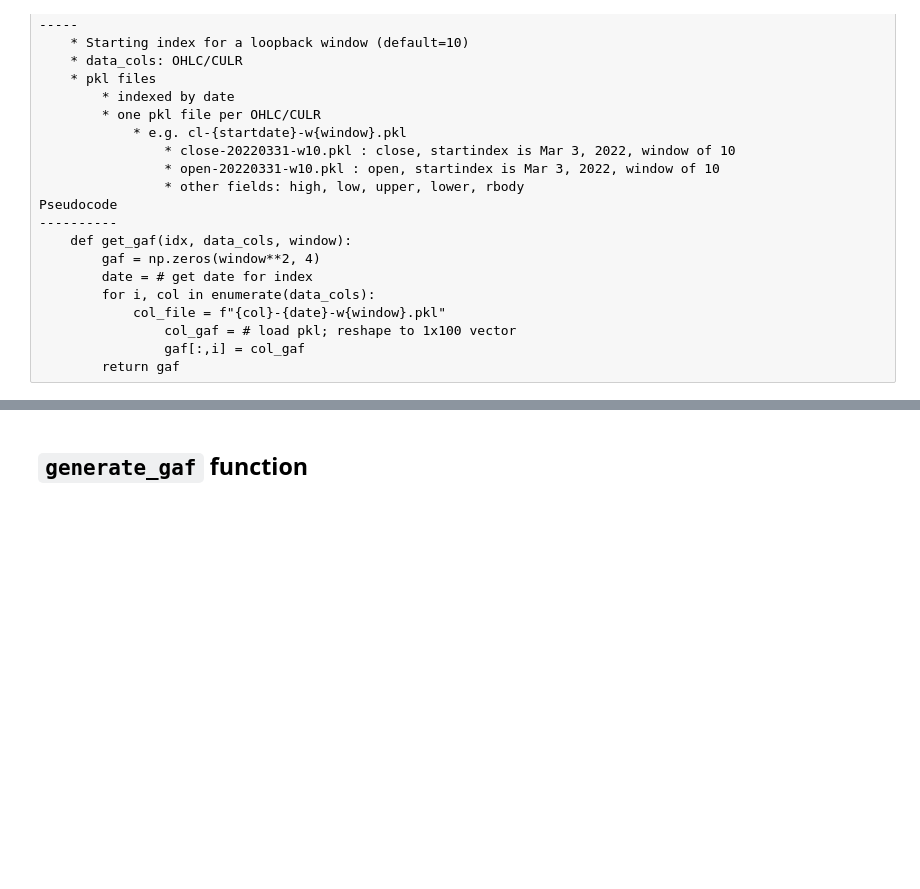
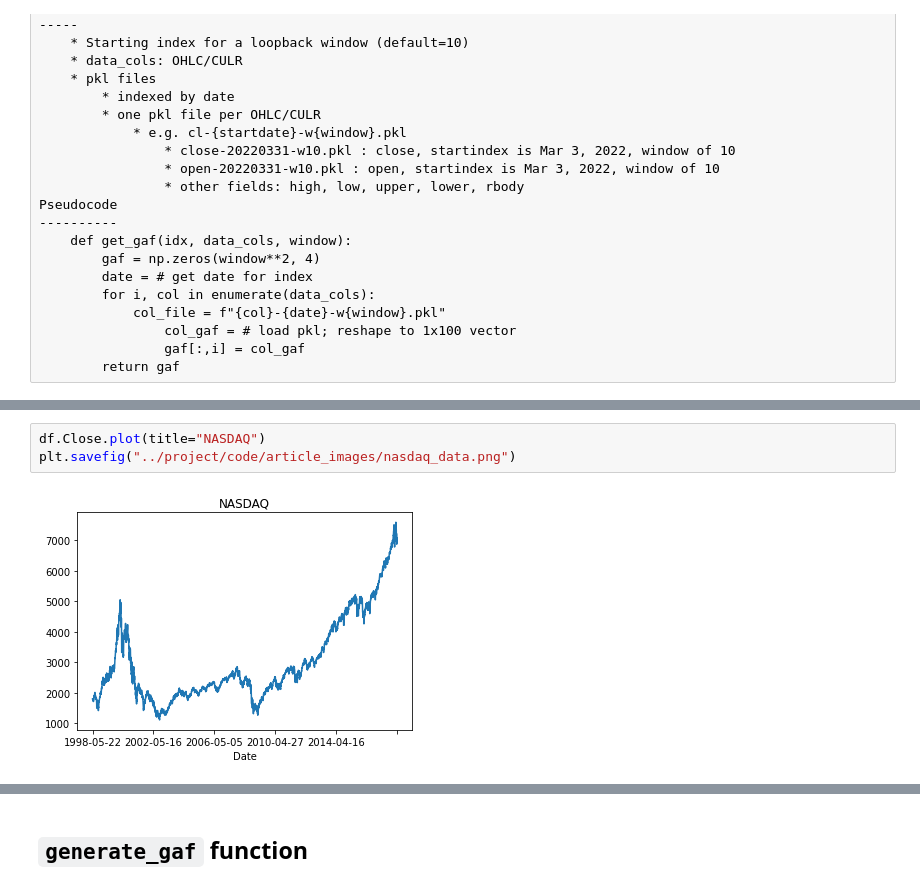
Before and after one commit to acbriza/Series2GAF, a Jupyter notebook: Produce GAF files.ipynb, the cells around one changed output, grey strips where cells are left out. Drawn from its saved outputs; the diff is of its cells as text; blank space fills up the shorter version.

Commit message:
add code for producing GAF files for the DLA project

```diff
--- a/Produce GAF files.ipynb
+++ b/Produce GAF files.ipynb
@@ -66,3 +96,8 @@ df.head()
+# %%
+df.Close.plot(title="NASDAQ")
+plt.savefig("../project/code/article_images/nasdaq_data.png")
+# %% [output]
+[figure, added]
 # %%
 n = df.shape[0]
 moving_window_size = 10
```
Also changed, not shown: parts of 32 cells of this notebook.
